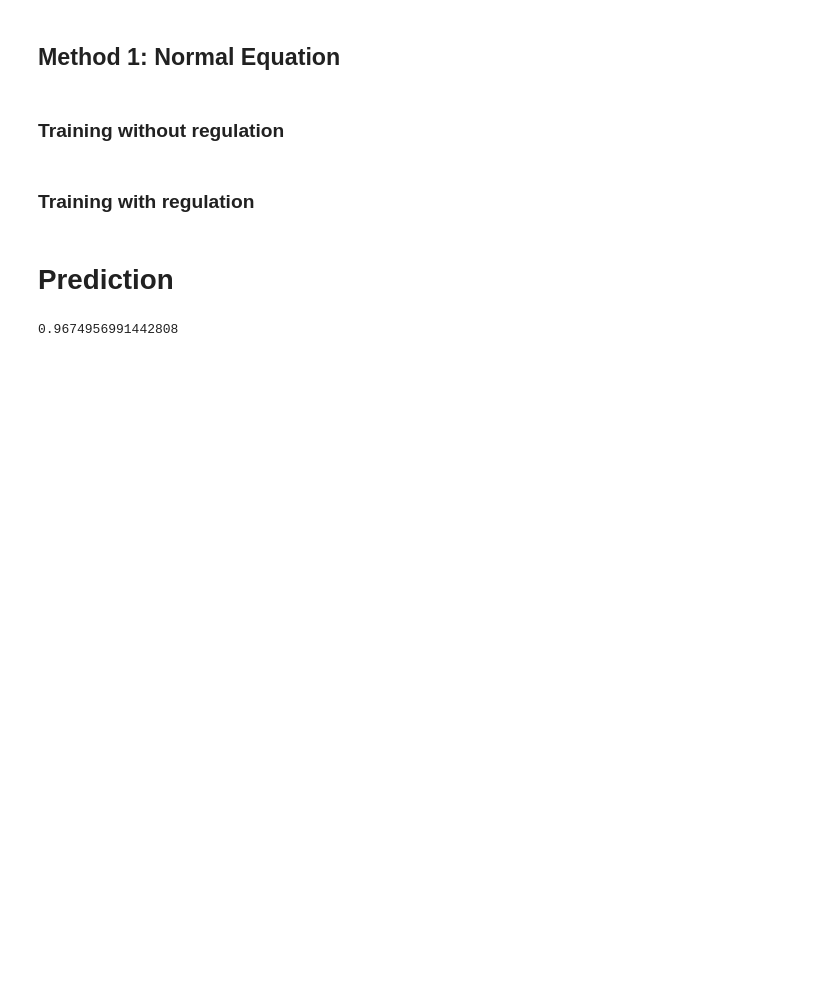
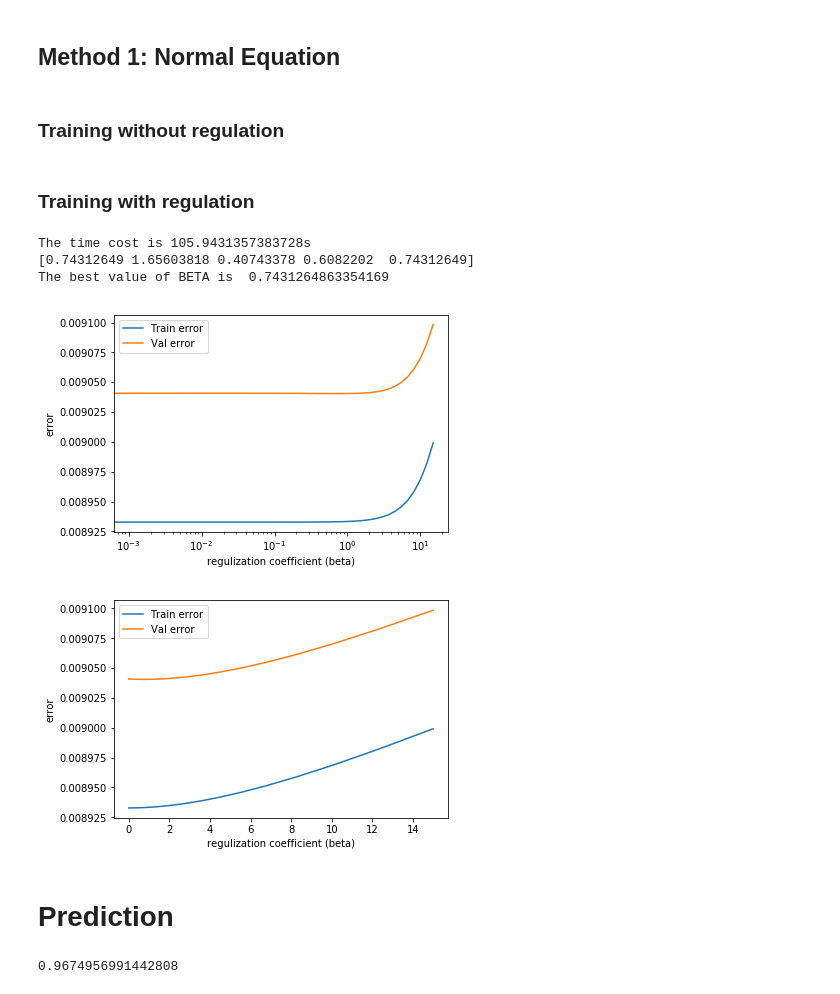
Before and after one commit to wandyme/Hackathon, a Jupyter notebook: FunctionMode_Hackathon.ipynb, the cells around one changed output. Drawn from its saved outputs; the diff is of its cells as text; code cells hidden in the pictures; blank space fills up the shorter version.

```diff
--- a/FunctionMode_Hackathon.ipynb
+++ b/FunctionMode_Hackathon.ipynb
@@ -241,36 +247,42 @@ def train_model_loop(beta_num, epoch):
     return beta_array
 # %%
 t_start=time.time()
-beta_array=train_model_loop(50, 100)
+beta_array=train_model_loop(5, 50)
 t_end=time.time()
 print(f'The time cost is {t_end-t_start}s')
 
 # plot error vs. beta
 plt.figure()
 plt.semilogx(beta_range, error_train_reg, label = 'Train error')
 plt.semilogx(beta_range, error_cv_reg, label = 'Val error')
 plt.xlabel('regulization coefficient (beta)')
 plt.ylabel('error')
 plt.legend()
 
 # plot error vs. beta
 plt.figure()
 plt.plot(beta_range, error_train_reg, label = 'Train error')
 plt.plot(beta_range, error_cv_reg, label = 'Val error')
 plt.xlabel('regulization coefficient (beta)')
 plt.ylabel('error')
 plt.legend()
 
 # print(error_cv_reg_multismpl.shape)
 print(beta_array)
 idx=error_cv_reg.argmin()
 beta_best = beta_range[idx]
 theta_best = theta_reg[idx]
 error_test_reg=computeCost(test_data_norm, test_J, theta_best)
 
 # print('The best value of THETA is ', theta_best)
 print('The best value of BETA is ', beta_best)
 # print('The test error with best THETA and BETA is ', error_test_reg)
+# %% [output]
+The time cost is 105.9431357383728s
+[0.74312649 1.65603818 0.40743378 0.6082202  0.74312649]
+The best value of BETA is  0.7431264863354169
+[figure, added]
+[figure, added]
 # %% [markdown]
 # Prediction
 # %%
```
Also changed, not shown: parts of 3 cells of this notebook, 6 other files.
